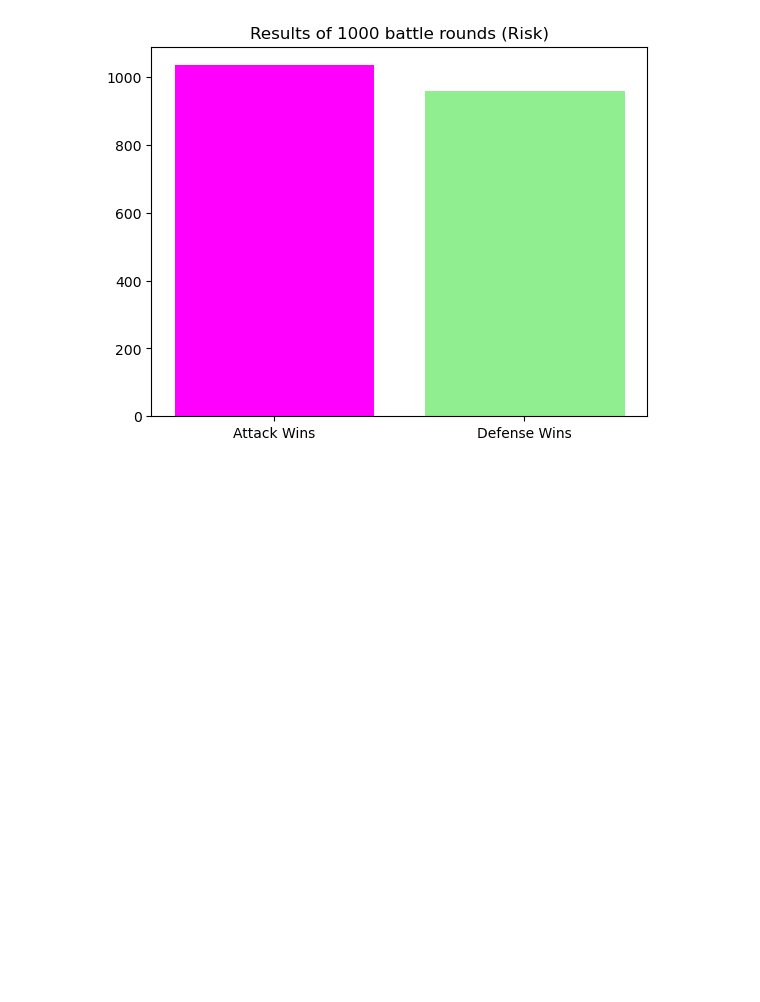
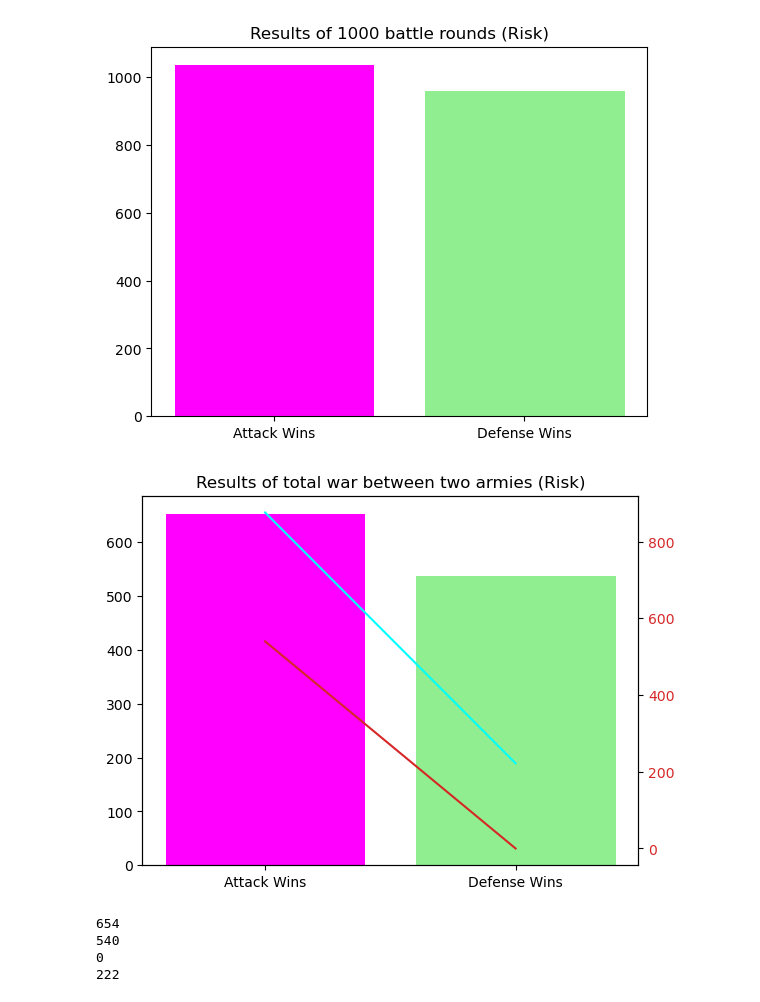
Before and after one commit to NiallRussell/PDFA-assignments, a Jupyter notebook: assignment_5_risk.ipynb, the cells around one changed output. Drawn from its saved outputs; the diff is of its cells as text; code cells hidden in the pictures; blank space fills up the shorter version.

```diff
--- a/assignment_5_risk.ipynb
+++ b/assignment_5_risk.ipynb
@@ -58,0 +124,8 @@ results(bool_idx_row1, bool_idx_row2)
+# %%
+results_war(540,876)
+# %% [output]
+[figure, added]
+654
+540
+0
+222
```
Also changed, not shown: parts of 1 cell of this notebook.
